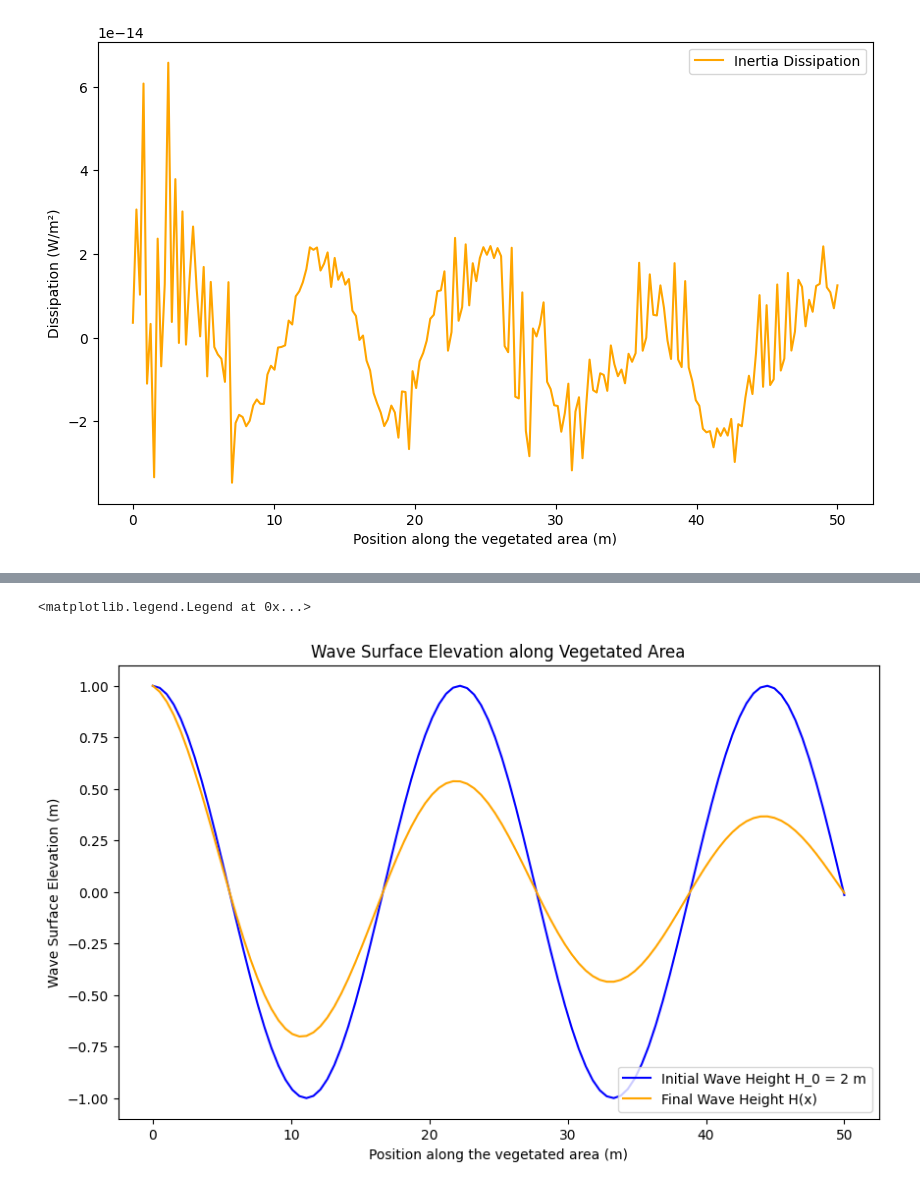
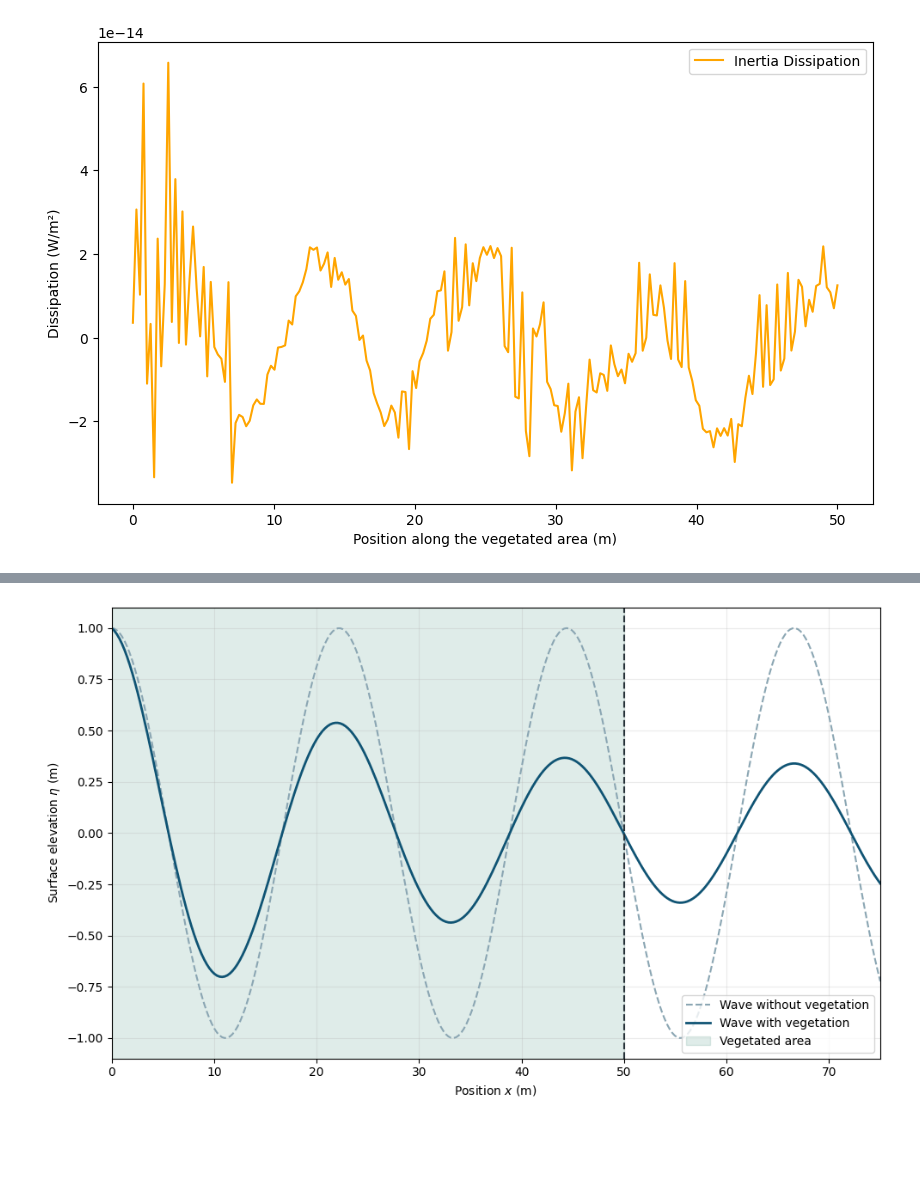
Before and after one commit to maxime-becuwe/website, a Jupyter notebook: assets/wave-vegetation/regular_wave_theory.ipynb, the cells around one changed output, grey strips where cells are left out. Drawn from its saved outputs; the diff is of its cells as text; code cells hidden in the pictures; blank space fills up the shorter version.

```diff
--- a/assets/wave-vegetation/regular_wave_theory.ipynb
+++ b/assets/wave-vegetation/regular_wave_theory.ipynb
@@ -188,21 +213,46 @@ plt.show()
 # %%
-# plot the actual wave height along the vegetated area, and compare it to the initial wave height H_0 = 2 m.
-x_plot = np.linspace(0,L_vegetation, 100)
+eta_initial = H_0 / 2 * np.cos(k * x_eval - omega * 0)
+eta_attenuated = H_x / 2 * np.cos(k * x_eval - omega * 0)
 
 plt.figure(figsize=(10, 6))
 
-def eta(x,t,H):
-    return H/2 * np.cos(k*x - omega*t)
+plt.plot(
+    x_eval,
+    eta_initial,
+    linestyle="--",
+    color="#8ba6b3",
+    label="Wave without vegetation"
+)
 
-eta_initial = eta(x_plot, 0, H_0)
-eta_final = eta(x_plot, 0, H_x)
+plt.plot(
+    x_eval,
+    eta_attenuated,
+    color="#105474",
+    linewidth=2,
+    label="Wave with vegetation"
+)
 
-plt.plot(x_plot, eta_initial, label='Initial Wave Height H_0 = 2 m', color='blue')
-plt.plot(x_plot, eta_final, label='Final Wave Height H(x)', color='orange')
-plt.title('Wave Surface Elevation along Vegetated Area')
-plt.xlabel('Position along the vegetated area (m)')
-plt.ylabel('Wave Surface Elevation (m)')
+plt.axvspan(
+    0,
+    L_vegetation,
+    color="#2e806c",
+    alpha=0.15,
+    label="Vegetated area"
+)
+
+plt.axvline(
+    L_vegetation,
+    color="#273239",
+    linestyle="--",
+    linewidth=1.5
+)
+
+plt.xlabel("Position $x$ (m)")
+plt.ylabel("Surface elevation $\\eta$ (m)")
+plt.xlim(0, x_end)
+plt.grid(alpha=0.25)
 plt.legend()
+plt.tight_layout()
+plt.show()
 # %% [output]
-<matplotlib.legend.Legend at 0x...>
-[figure, old version]
+[figure, new version]
```
Also changed, not shown: parts of 8 cells of this notebook, 5 other files.
